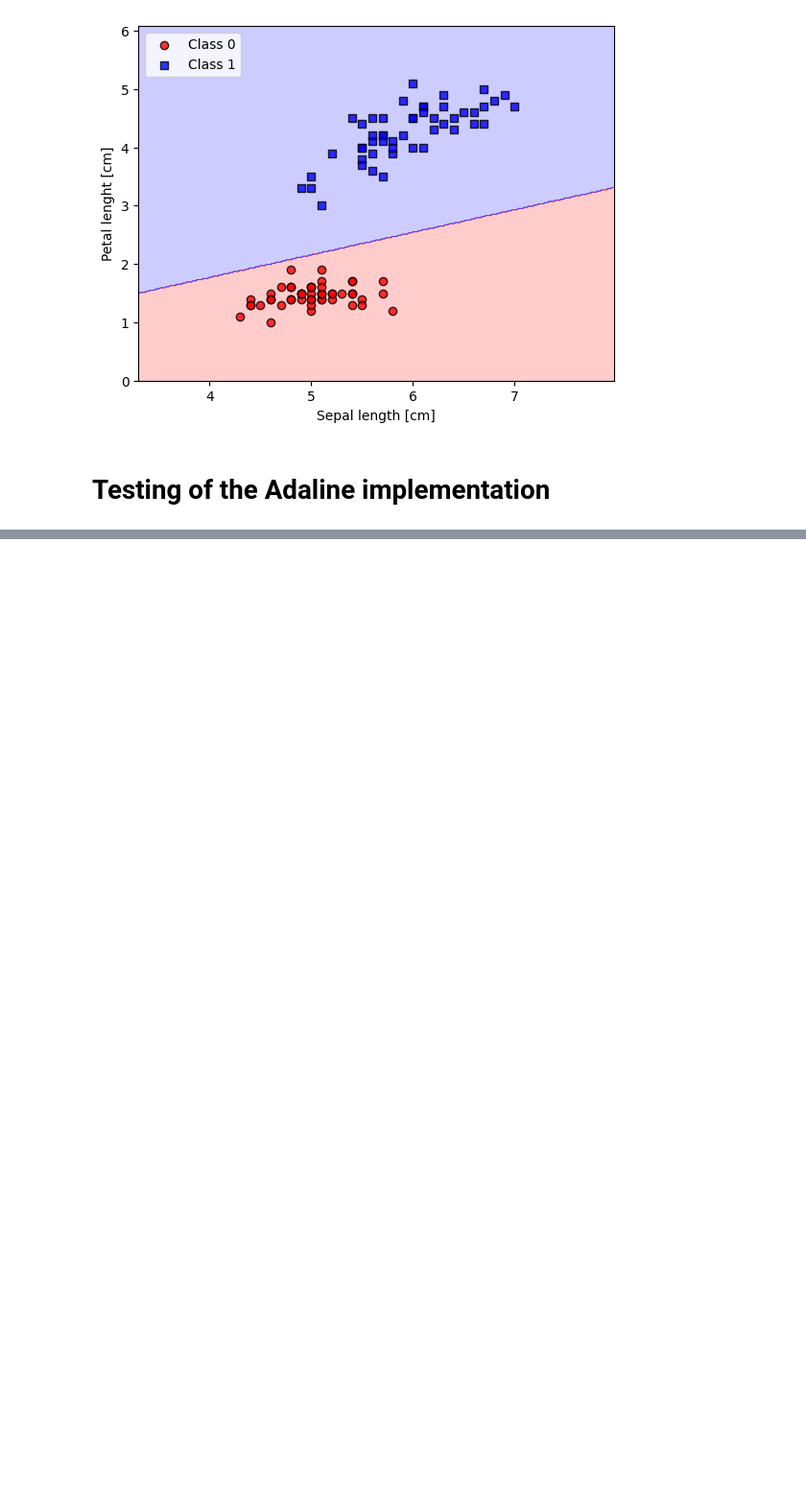
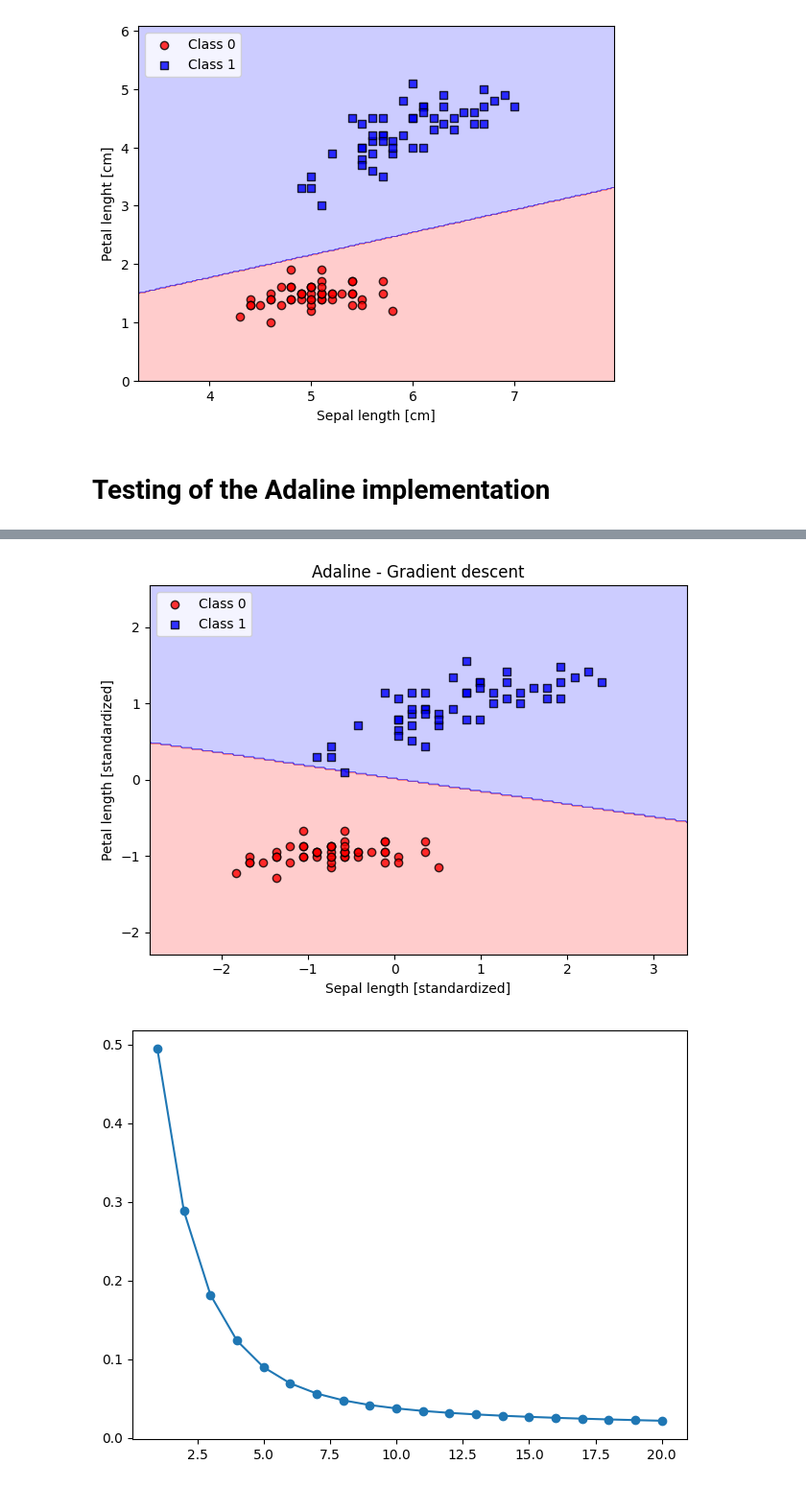
Before and after one commit to imfilip/ml_pytorch, a Jupyter notebook: scripts/main.ipynb, the cells around one changed output, grey strips where cells are left out. Shown: that part at 96% size. Drawn from its saved outputs; the diff is of its cells as text; code cells hidden in the pictures; blank space fills up the shorter version.

```diff
--- a/scripts/main.ipynb
+++ b/scripts/main.ipynb
@@ -106,0 +116,6 @@ print(ada2.w_)
+# %%
+X_std = X.copy()
+for i in range(X_std.shape[1]):
+    X_std[:,i] = (X_std[:,i] - np.mean(X_std[:,i])) / np.std(X_std[:,i])
+
+X_std
@@ -106,0 +140,17 @@ print(ada2.w_)
+# %%
+ada_gd = AdalineGD(n_iter=20, eta=0.1)
+ada_gd.fit(X_std, y)
+
+plot_decision_regions(X_std, y, classifier=ada_gd)
+plt.title('Adaline - Gradient descent')
+plt.xlabel('Sepal length [standardized]')
+plt.ylabel('Petal length [standardized]')
+plt.legend(loc='upper left')
+plt.tight_layout()
+plt.show()
+plt.plot(range(1, len(ada_gd.losses_)+1), ada_gd.losses_, marker='o')
+plt.tight_layout()
+plt.show()
+# %% [output]
+[figure, added]
+[figure, added]
```
Also changed, not shown: parts of 5 cells of this notebook, 1 other file.
